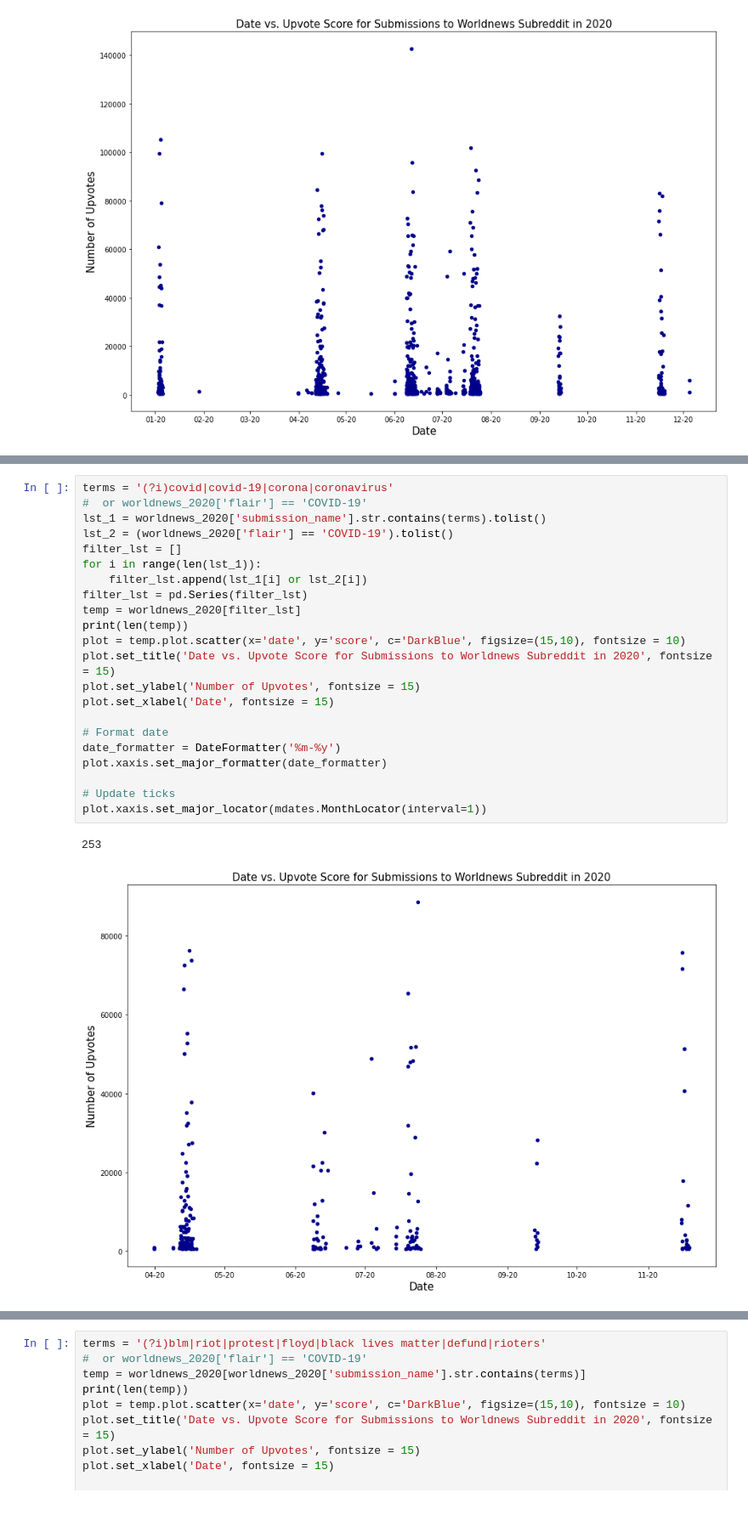
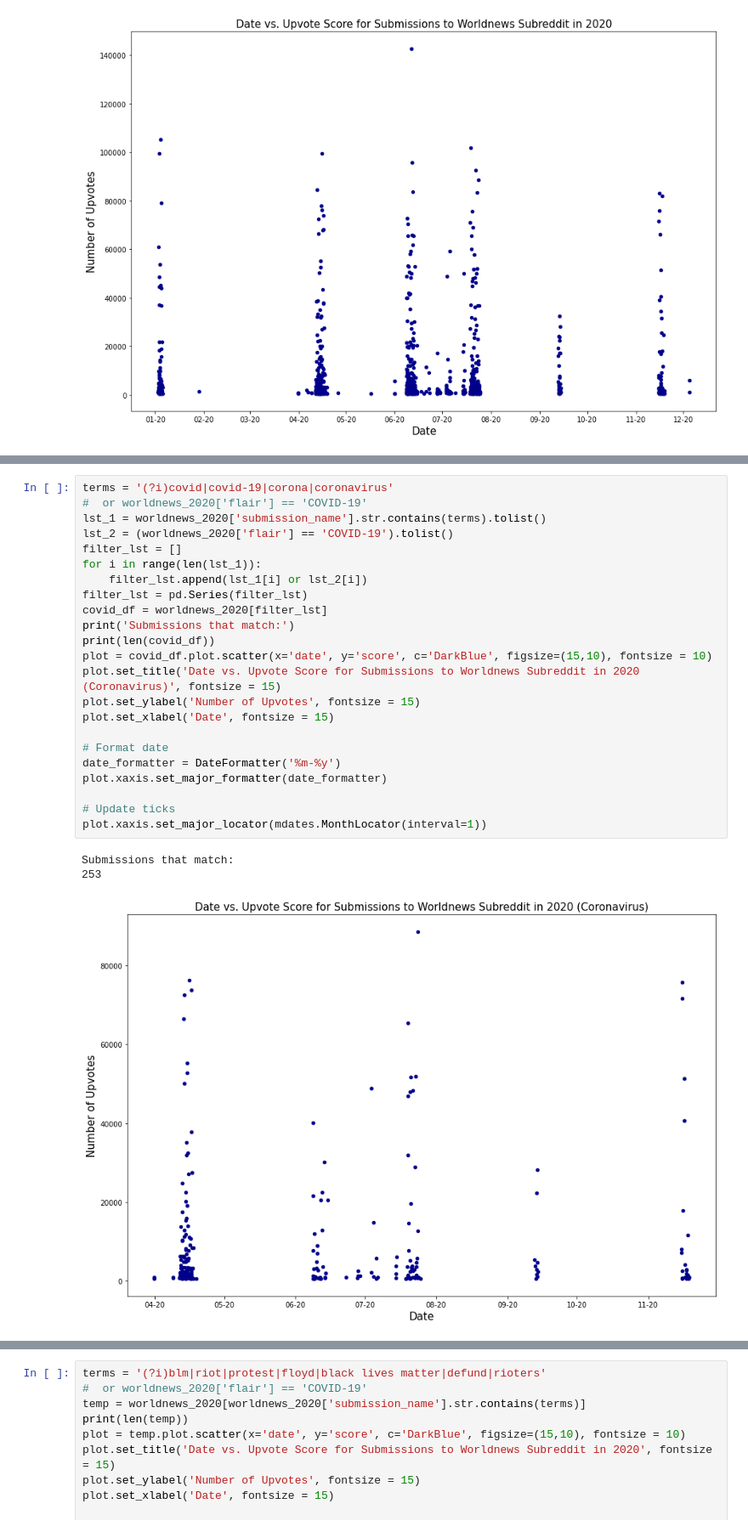
Before and after one commit to Nsakha/nsakha.github.io, a Jupyter notebook: final project.ipynb, the cells around one changed output, grey strips where cells are left out. Shown at 85% size. Cells and saved outputs as stored; diff of their text form.

```diff
--- a/final project.ipynb
+++ b/final project.ipynb
@@ -276,25 +339,27 @@ To do this, lets just make a list of terms that may be in the title of a post ab
 # %%
 terms = '(?i)covid|covid-19|corona|coronavirus'
 #  or worldnews_2020['flair'] == 'COVID-19'
 lst_1 = worldnews_2020['submission_name'].str.contains(terms).tolist()
 lst_2 = (worldnews_2020['flair'] == 'COVID-19').tolist()
 filter_lst = []
 for i in range(len(lst_1)):
     filter_lst.append(lst_1[i] or lst_2[i])
 filter_lst = pd.Series(filter_lst)
-temp = worldnews_2020[filter_lst]
-print(len(temp))
-plot = temp.plot.scatter(x='date', y='score', c='DarkBlue', figsize=(15,10), fontsize = 10)
-plot.set_title('Date vs. Upvote Score for Submissions to Worldnews Subreddit in 2020', fontsize = 15)
+covid_df = worldnews_2020[filter_lst]
+print('Submissions that match:')
+print(len(covid_df))
+plot = covid_df.plot.scatter(x='date', y='score', c='DarkBlue', figsize=(15,10), fontsize = 10)
+plot.set_title('Date vs. Upvote Score for Submissions to Worldnews Subreddit in 2020 (Coronavirus)', fontsize = 15)
 plot.set_ylabel('Number of Upvotes', fontsize = 15)
 plot.set_xlabel('Date', fontsize = 15)
 
 # Format date
 date_formatter = DateFormatter('%m-%y')
 plot.xaxis.set_major_formatter(date_formatter)
 
 # Update ticks
 plot.xaxis.set_major_locator(mdates.MonthLocator(interval=1))
 # %% [output]
+Submissions that match:
 253
-[figure, old version]
+[figure, new version]
```
Also changed, not shown: parts of 22 cells of this notebook, 1 other file.
